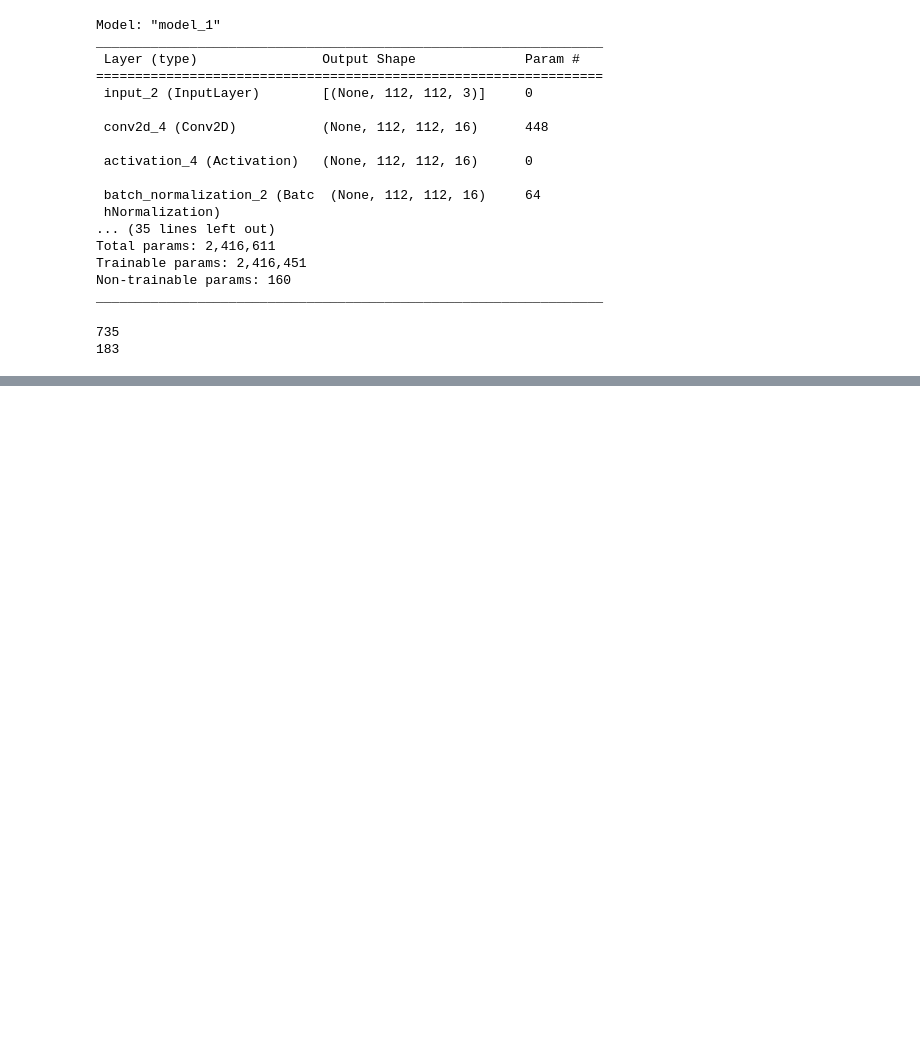
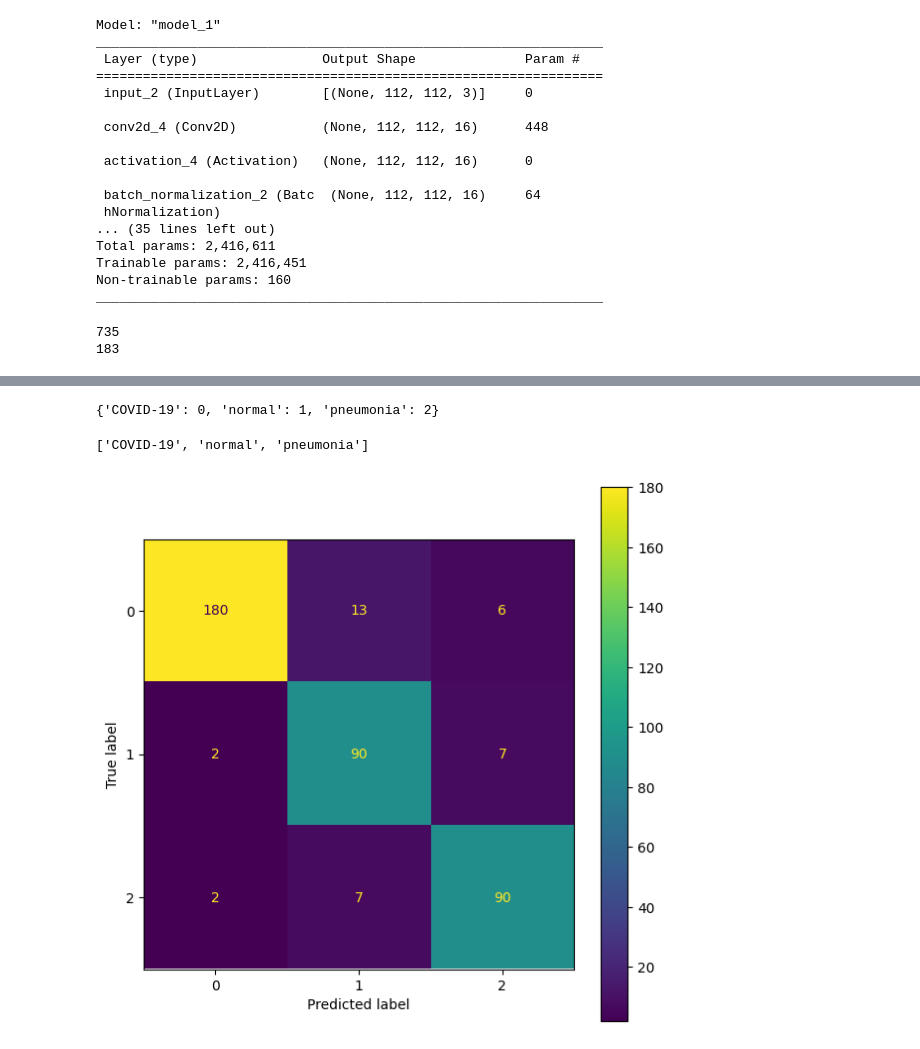
Before and after one commit to giocoal/CXR-ACGAN-chest-xray-generator-covid19-pneumonia, a Jupyter notebook: 2. Image Classification Notebook/2.4 Class_Weights.ipynb, the cells around one changed output, grey strips where cells are left out. Saved outputs shown, nothing was run; the diff lists cells and outputs as text; code cells hidden in the pictures; blank space fills up the shorter version.

```diff
--- a/2. Image Classification Notebook/2.4 Class_Weights.ipynb
+++ b/2. Image Classification Notebook/2.4 Class_Weights.ipynb
@@ -317,0 +333,2 @@ Test accuracy: 0.8438287377357483
+# %%
+pred = net_dcnn_112_cw.predict(test_data)
@@ -317,0 +373,23 @@ Test accuracy: 0.8438287377357483
+# %%
+test_data.class_indices
+# %% [output]
+{'COVID-19': 0, 'normal': 1, 'pneumonia': 2}
+# %%
+labels = test_data.class_indices
+labels = list(labels.keys())
+print(labels)
+# %% [output]
+['COVID-19', 'normal', 'pneumonia']
+# %%
+y_pred = pred.argmax(axis=1)
+y_test = test_data.classes
+
+# Matrice di confusione
+matrix = confusion_matrix(y_test, y_pred, labels = [0,1,2])
+# %%
+cm_display = ConfusionMatrixDisplay(confusion_matrix = matrix)
+
+cm_display.plot()
+plt.show()
+# %% [output]
+[figure, added]
```
Also changed, not shown: parts of 12 cells of this notebook, 1 other file.
